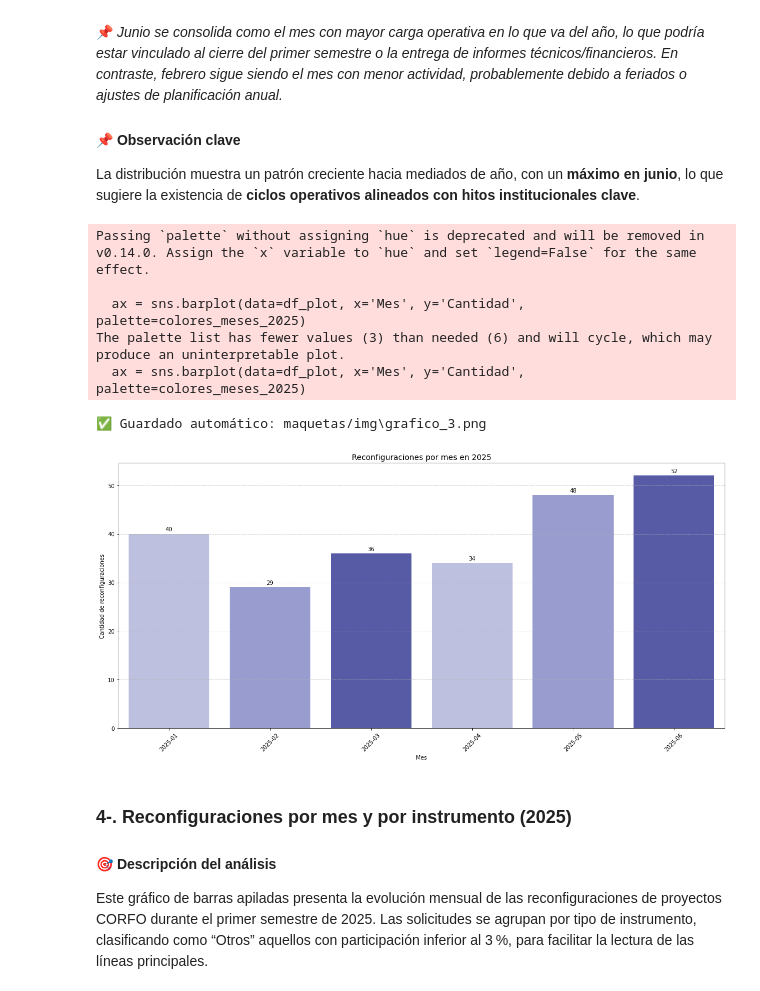
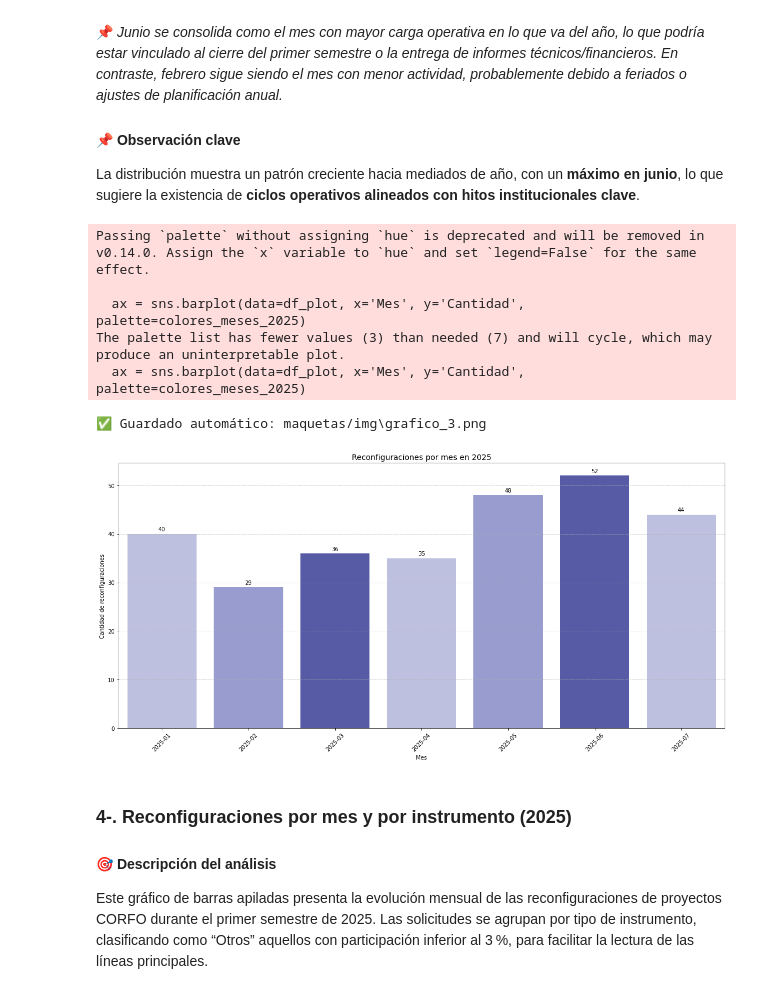
Before and after one commit to InnovaChile/reporteria_reconfiguraciones, a Jupyter notebook: reporte_reconfiguraciones.ipynb, the cells around one changed output. Saved outputs shown, nothing was run; the diff lists cells and outputs as text; code cells hidden in the pictures.

```diff
--- a/reporte_reconfiguraciones.ipynb
+++ b/reporte_reconfiguraciones.ipynb
@@ -225,0 +216,7 @@ df_reporte
+# %%
+# Se carga base  de los ejecutivos espejo que reeemplazan a Paula Durán
+df_ejecutivo_espejo = pd.read_excel(
+    r"C:\Users\esteban.berrios\OneDrive - corfo.cl\Documentos - SUBDIRECCIÓN DE MEJORA CONTINUA\Configuraciones y Reconfiguraciones\Reportería reconfiguraciones\Proyectos a distribuir cartera PD.xlsx",
+    sheet_name="Hoja1",
+    usecols=["Código", "Nombre Ejecutiv@ Espejo", "Nombre Ejecutivo Técnico"]
+)
@@ -226,11 +308,11 @@ df_reporte
 # %%
-# En la columna "Nombre_Ejecutivo_Técnico" formatear con la primera letra en mayúscula y el resto en minúscula
-df_reporte["Nombre_Ejecutivo_Técnico"] = df_reporte["Nombre_Ejecutivo_Técnico"].str.title()
-# Si encuentra la palabra "Diego Villalobos Ramos Villalobos Ramos" en la columna "Nombre_Ejecutivo_Técnico" reemplazar por "Diego Villalobos Ramos"
-df_reporte["Nombre_Ejecutivo_Técnico"] = df_reporte["Nombre_Ejecutivo_Técnico"].str.replace("Diego Ignacio Villalobos Ramos Villalobos Ramos", "Diego Villalobos Ramos", regex=False)
-df_reporte["Nombre_Ejecutivo_Técnico"] = df_reporte["Nombre_Ejecutivo_Técnico"].str.replace("Sebastian Jilberto", "No tiene ejecutivo asignado", regex=False)
-df_reporte["Nombre_Ejecutivo_Técnico"] = df_reporte["Nombre_Ejecutivo_Técnico"].str.replace("Yessenia Espinoza", "No tiene ejecutivo asignado", regex=False)
-df_reporte["Nombre_Ejecutivo_Técnico"] = df_reporte["Nombre_Ejecutivo_Técnico"].str.replace("Felipe Francisco Aandueza Del Campo", "No tiene ejecutivo asignado", regex=False)
+# # En la columna "Nombre_Ejecutivo_Técnico" formatear con la primera letra en mayúscula y el resto en minúscula
+# df_reporte["Nombre_Ejecutivo_Técnico"] = df_reporte["Nombre_Ejecutivo_Técnico"].str.title()
+# # Si encuentra la palabra "Diego Villalobos Ramos Villalobos Ramos" en la columna "Nombre_Ejecutivo_Técnico" reemplazar por "Diego Villalobos Ramos"
+# df_reporte["Nombre_Ejecutivo_Técnico"] = df_reporte["Nombre_Ejecutivo_Técnico"].str.replace("Diego Ignacio Villalobos Ramos Villalobos Ramos", "Diego Villalobos Ramos", regex=False)
+# df_reporte["Nombre_Ejecutivo_Técnico"] = df_reporte["Nombre_Ejecutivo_Técnico"].str.replace("Sebastian Jilberto", "No tiene ejecutivo asignado", regex=False)
+# df_reporte["Nombre_Ejecutivo_Técnico"] = df_reporte["Nombre_Ejecutivo_Técnico"].str.replace("Yessenia Espinoza", "No tiene ejecutivo asignado", regex=False)
+# df_reporte["Nombre_Ejecutivo_Técnico"] = df_reporte["Nombre_Ejecutivo_Técnico"].str.replace("Felipe Francisco Aandueza Del Campo", "No tiene ejecutivo asignado", regex=False)
 
-# Si encuentra la palabra "LISTA" en la columna "NomSituación (uso interno MC)" reemplazar por "FINALIZADA"
-df_reporte["Situación (uso interno MC)"] = df_reporte["Situación (uso interno MC)"].str.replace("LISTA", "FINALIZADA", regex=False)
+# # Si encuentra la palabra "LISTA" en la columna "NomSituación (uso interno MC)" reemplazar por "FINALIZADA"
+# df_reporte["Situación (uso interno MC)"] = df_reporte["Situación (uso interno MC)"].str.replace("LISTA", "FINALIZADA", regex=False)
@@ -401,7 +465,7 @@ Se observa un patrón oscilante a lo largo del período, con alzas pronunciadas
 # --- Preparar datos
 df_reporte["Fecha"] = pd.to_datetime(df_reporte["Fecha"], errors="coerce")
 df_reporte = df_reporte[df_reporte["Fecha"] >= "2024-01-01"]
-df_reporte = df_reporte[df_reporte["Fecha"].dt.to_period("M").astype(str) != "2025-07"]
+df_reporte = df_reporte[df_reporte["Fecha"].dt.to_period("M").astype(str) != "2025-08"]
 df_reporte['Mes'] = df_reporte['Fecha'].dt.to_period('M').astype(str)
 
 reconfiguraciones_por_mes = df_reporte['Mes'].value_counts().sort_index()
@@ -421,7 +485,7 @@ for container in ax.containers:
     ax.bar_label(container, fmt='%d', label_type='edge', padding=3)
 
 # Títulos y estilo
-plt.title("Análisis mensual de reconfiguraciones de proyectos INNOVA (Ene 2024 – Junio 2025)", fontsize=14)
+plt.title("Análisis mensual de reconfiguraciones de proyectos INNOVA (Ene 2024 – Julio 2025)", fontsize=14)
 plt.xlabel("Mes")
 plt.ylabel("Cantidad de Reconfiguraciones")
 plt.xticks(rotation=45)
@@ -484,7 +548,7 @@ df_reporte["Fecha"] = pd.to_datetime(df_reporte["Fecha"], errors="coerce")
 df_reporte = df_reporte[df_reporte["Fecha"] >= "2024-01-01"]
 df_reporte["Mes"] = df_reporte["Fecha"].dt.to_period("M").astype(str)
 # Excluir abril 2025
-df_reporte = df_reporte[df_reporte['Mes'] != '2025-07']
+df_reporte = df_reporte[df_reporte['Mes'] != '2025-08']
 
 # Calcular % total por instrumento para agrupar los que son menores a 3%
 porcentaje_instrumento = df_reporte["Instrumento"].value_counts(normalize=True)
@@ -570,7 +634,7 @@ df_reporte_2025 = df_reporte[df_reporte["Fecha"] >= "2025-01-01"].copy()
 df_reporte_2025['Mes'] = df_reporte_2025['Fecha'].dt.to_period("M").astype(str)
 
 # Excluir mayo 2025
-df_reporte_2025 = df_reporte_2025[df_reporte_2025['Mes'] != '2025-07']
+df_reporte_2025 = df_reporte_2025[df_reporte_2025['Mes'] != '2025-08']
 
 # Conteo mensual
 reconfiguraciones_por_mes = df_reporte_2025['Mes'].value_counts().sort_index()
@@ -579,35 +643,35 @@ df_plot.columns = ['Mes', 'Cantidad']
 
 # Paleta con más diferenciación
 colores_meses_2025 = ["#B8BBE5", "#9094D8", "#4A4FB2"]
 
 # Graficar
 plt.figure(figsize=(16, 8))
 ax = sns.barplot(data=df_plot, x='Mes', y='Cantidad', palette=colores_meses_2025)
 
 # Etiquetas sobre las barras
 for container in ax.containers:
     ax.bar_label(container, fmt='%d', label_type='edge', padding=3)
 
 plt.title("Reconfiguraciones por mes en 2025", fontsize=14)
 plt.xlabel("Mes")
 plt.ylabel("Cantidad de reconfiguraciones")
 plt.xticks(rotation=45)
 plt.grid(axis="y", linestyle='--', alpha=0.7)
 plt.tight_layout()
 
 # ✅ Guardar
 fig = ax.get_figure()
 guardar_grafico(fig, 3)
 
 plt.show()
 # %% [output]
 Passing `palette` without assigning `hue` is deprecated and will be removed in v0.14.0. Assign the `x` variable to `hue` and set `legend=False` for the same effect.
 
   ax = sns.barplot(data=df_plot, x='Mes', y='Cantidad', palette=colores_meses_2025)
-The palette list has fewer values (3) than needed (6) and will cycle, which may produce an uninterpretable plot.
+The palette list has fewer values (3) than needed (7) and will cycle, which may produce an uninterpretable plot.
   ax = sns.barplot(data=df_plot, x='Mes', y='Cantidad', palette=colores_meses_2025)
 ✅ Guardado automático: maquetas/img\grafico_3.png
-[figure, old version]
+[figure, new version]
 # %% [markdown]
 ### 4-. **Reconfiguraciones por mes y por instrumento (2025)**
 
```
Also changed, not shown: parts of 40 cells of this notebook, 13 other files.
